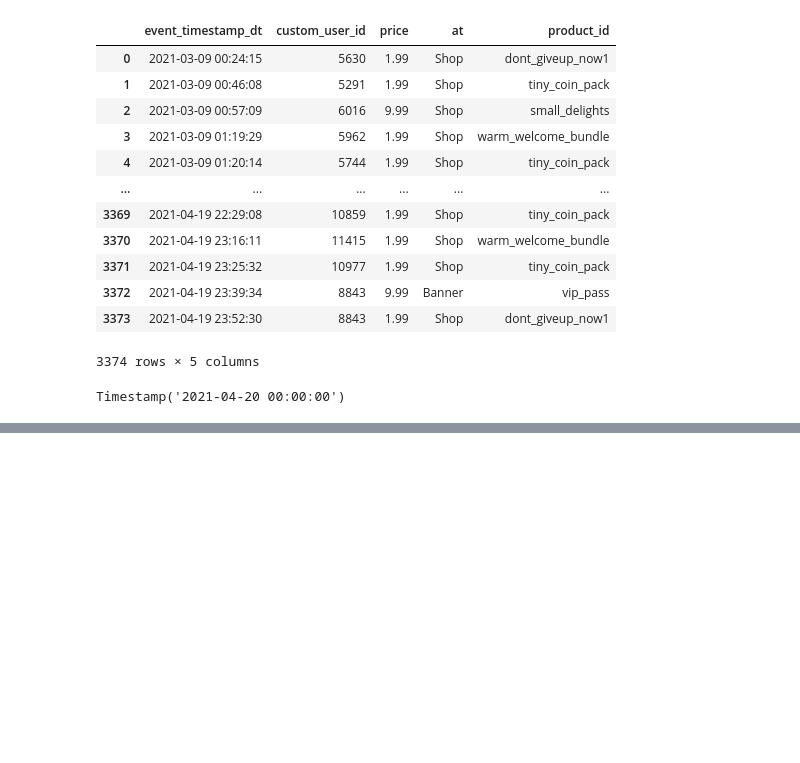
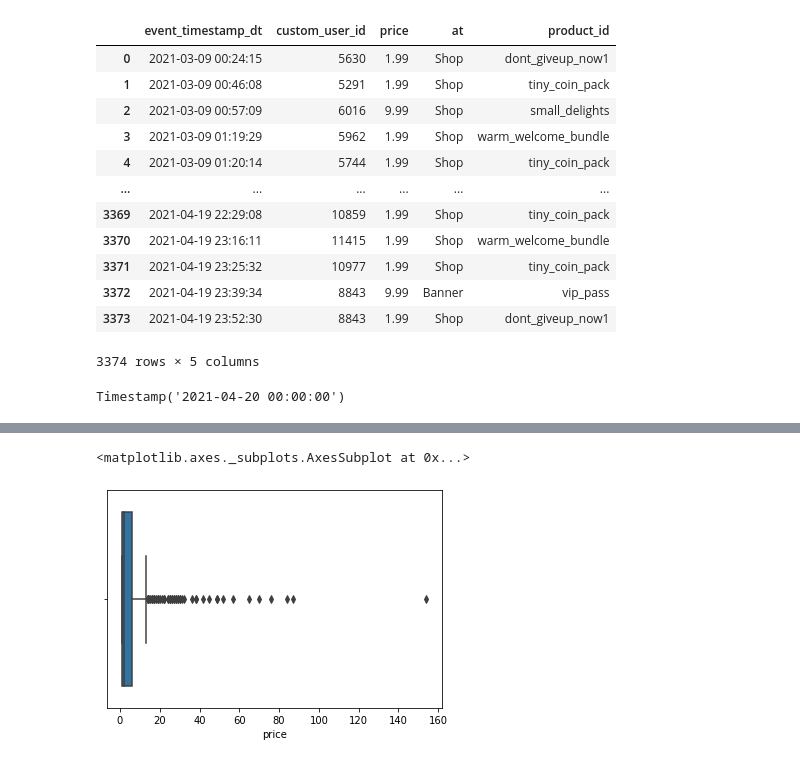
Before and after one commit to mqifjjfwiot/Assignments, a Jupyter notebook: Cookapps/Cookapps.ipynb, the cells around one changed output, grey strips where cells are left out. Saved outputs shown, nothing was run; the diff lists cells and outputs as text; code cells hidden in the pictures; blank space fills up the shorter version.

```diff
--- a/Cookapps/Cookapps.ipynb
+++ b/Cookapps/Cookapps.ipynb
@@ -1363,0 +297,5 @@ df_test_fin.to_csv('test_result.csv', sep=',')
+# %%
+# Recency : 얼마나 최근 구매하였는가
+df_i4['time_diff'] = base_dt - df_i4['event_timestamp_dt']
+df_i5 = df_i4.copy()
+df_i5
@@ -1363,0 +350,4 @@ df_test_fin.to_csv('test_result.csv', sep=',')
+# %%
+# Frequency : 주문 빈도수 조사
+df_f = df_i5.groupby('custom_user_id')['price'].count()
+df_f
@@ -1363,0 +384,5 @@ df_test_fin.to_csv('test_result.csv', sep=',')
+# %%
+sns.boxplot(x=df_f)
+# %% [output]
+<matplotlib.axes._subplots.AxesSubplot at 0x...>
+[figure, added]
```
Also changed, not shown: parts of 192 cells of this notebook.
